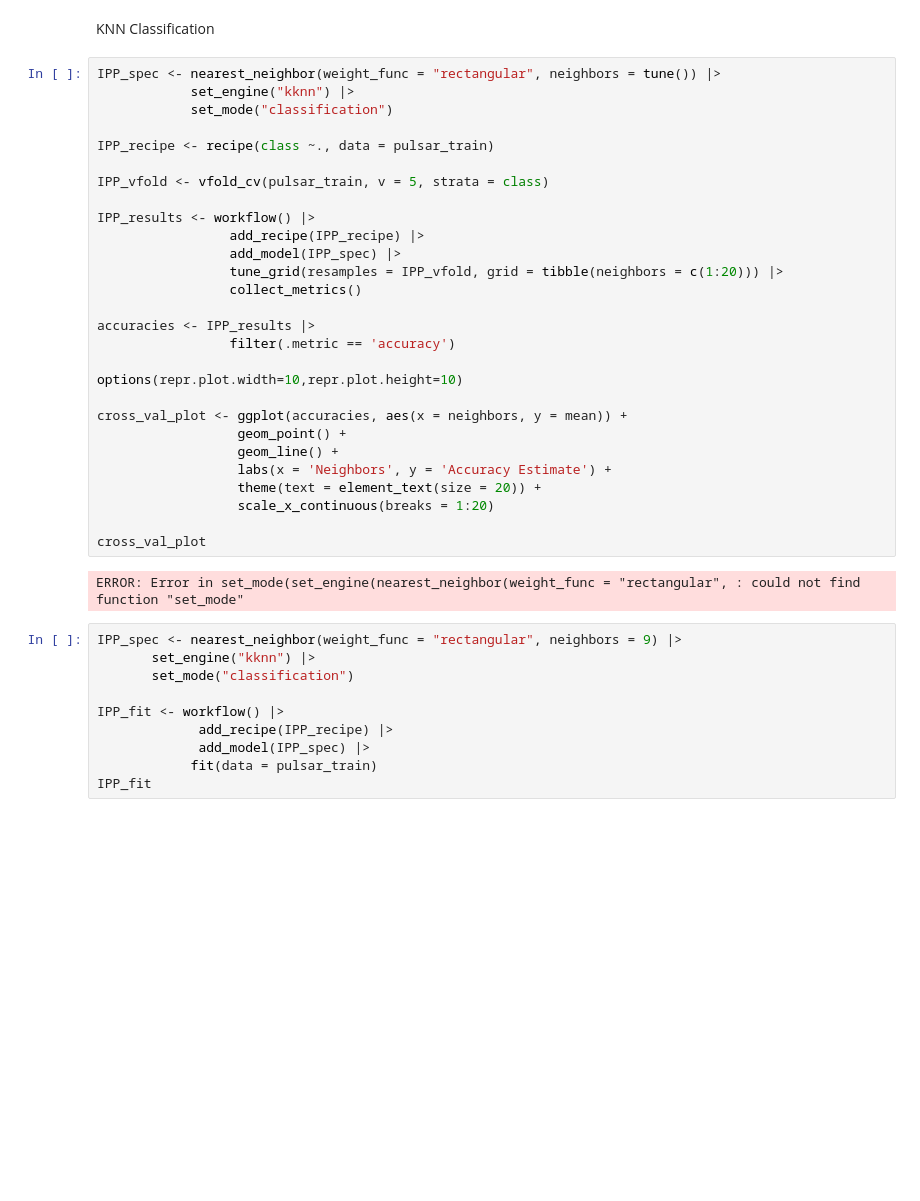
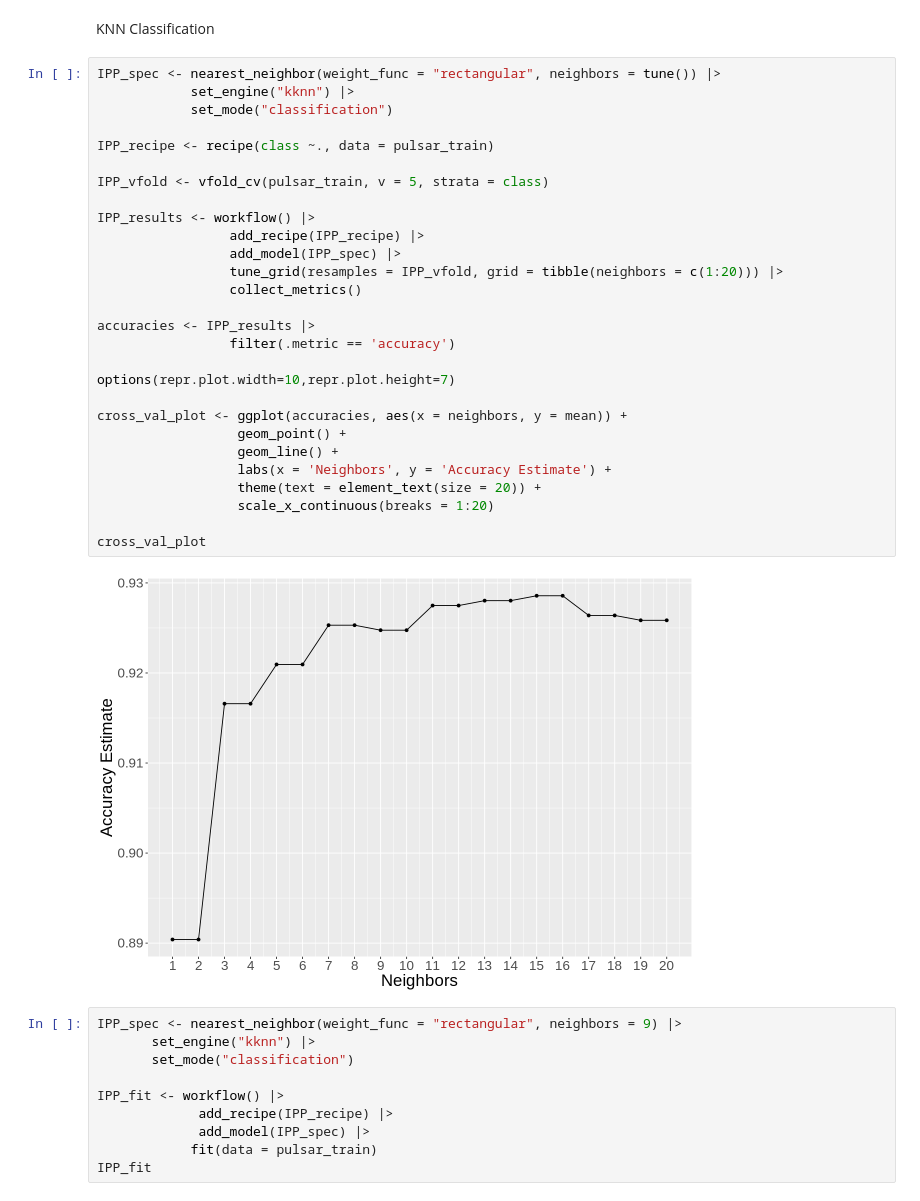
Before and after one commit to madisongill/dsci-100-2023s-group-39-section-002, a Jupyter notebook: project_proposal-Copy1.ipynb, the cells around one changed output. Drawn from its saved outputs; the diff is of its cells as text; blank space fills up the shorter version.

Commit message:
no more ugly graph

```diff
--- a/project_proposal-Copy1.ipynb
+++ b/project_proposal-Copy1.ipynb
@@ -253,33 +253,33 @@ KNN Classification
 # %%
 IPP_spec <- nearest_neighbor(weight_func = "rectangular", neighbors = tune()) |>
             set_engine("kknn") |>
             set_mode("classification")
 
 IPP_recipe <- recipe(class ~., data = pulsar_train)
 
 IPP_vfold <- vfold_cv(pulsar_train, v = 5, strata = class)
 
 IPP_results <- workflow() |>
                  add_recipe(IPP_recipe) |>
                  add_model(IPP_spec) |>
                  tune_grid(resamples = IPP_vfold, grid = tibble(neighbors = c(1:20))) |>
                  collect_metrics()
 
 accuracies <- IPP_results |>
                  filter(.metric == 'accuracy')
 
-options(repr.plot.width=10,repr.plot.height=10)
+options(repr.plot.width=10,repr.plot.height=7)
 
 cross_val_plot <- ggplot(accuracies, aes(x = neighbors, y = mean)) +
                   geom_point() +
                   geom_line() +
                   labs(x = 'Neighbors', y = 'Accuracy Estimate') +
                   theme(text = element_text(size = 20)) +
                   scale_x_continuous(breaks = 1:20)
 
 cross_val_plot
 # %% [output]
-ERROR: Error in set_mode(set_engine(nearest_neighbor(weight_func = "rectangular", : could not find function "set_mode"
+[figure, added]
 # %%
 IPP_spec <- nearest_neighbor(weight_func = "rectangular", neighbors = 9) |>
        set_engine("kknn") |>
```
